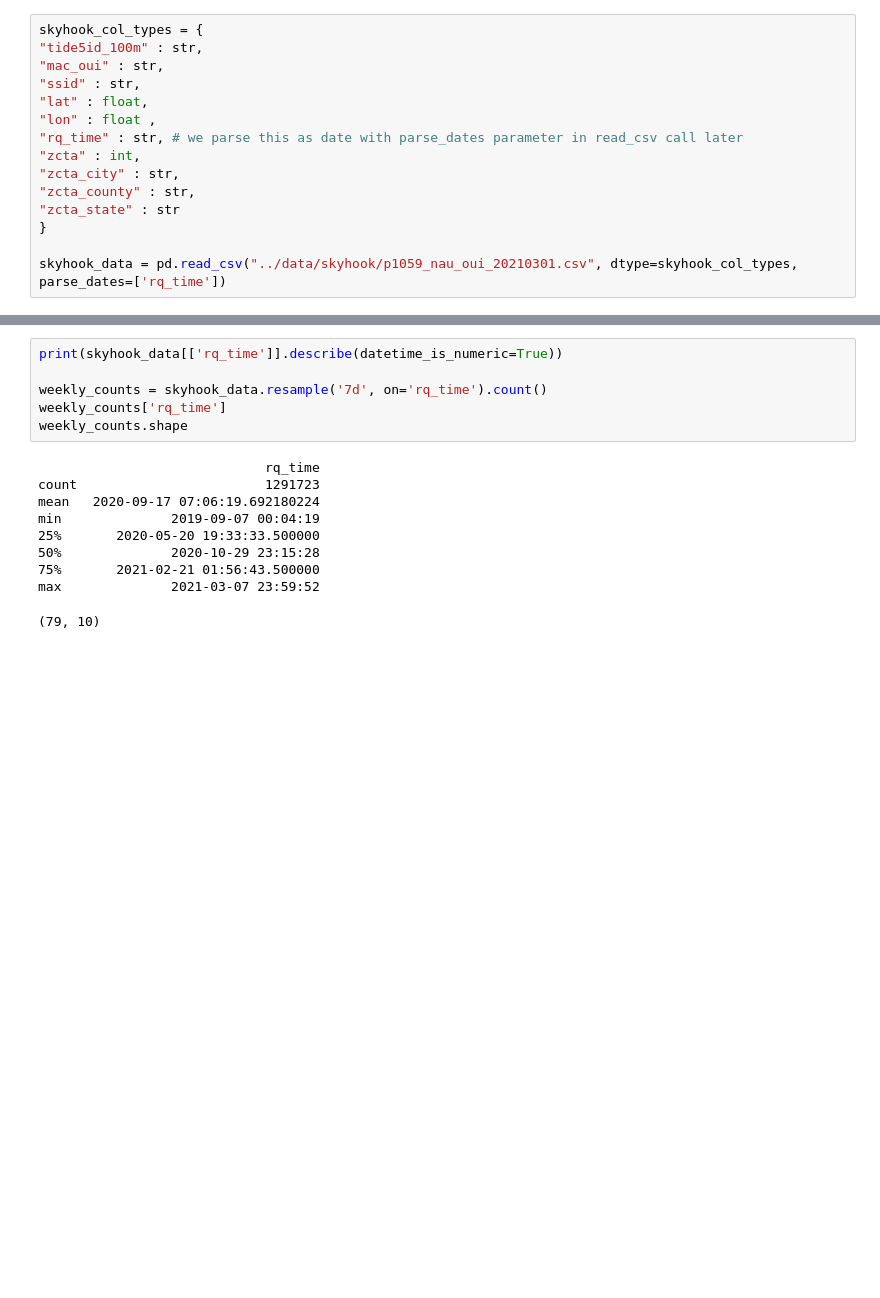
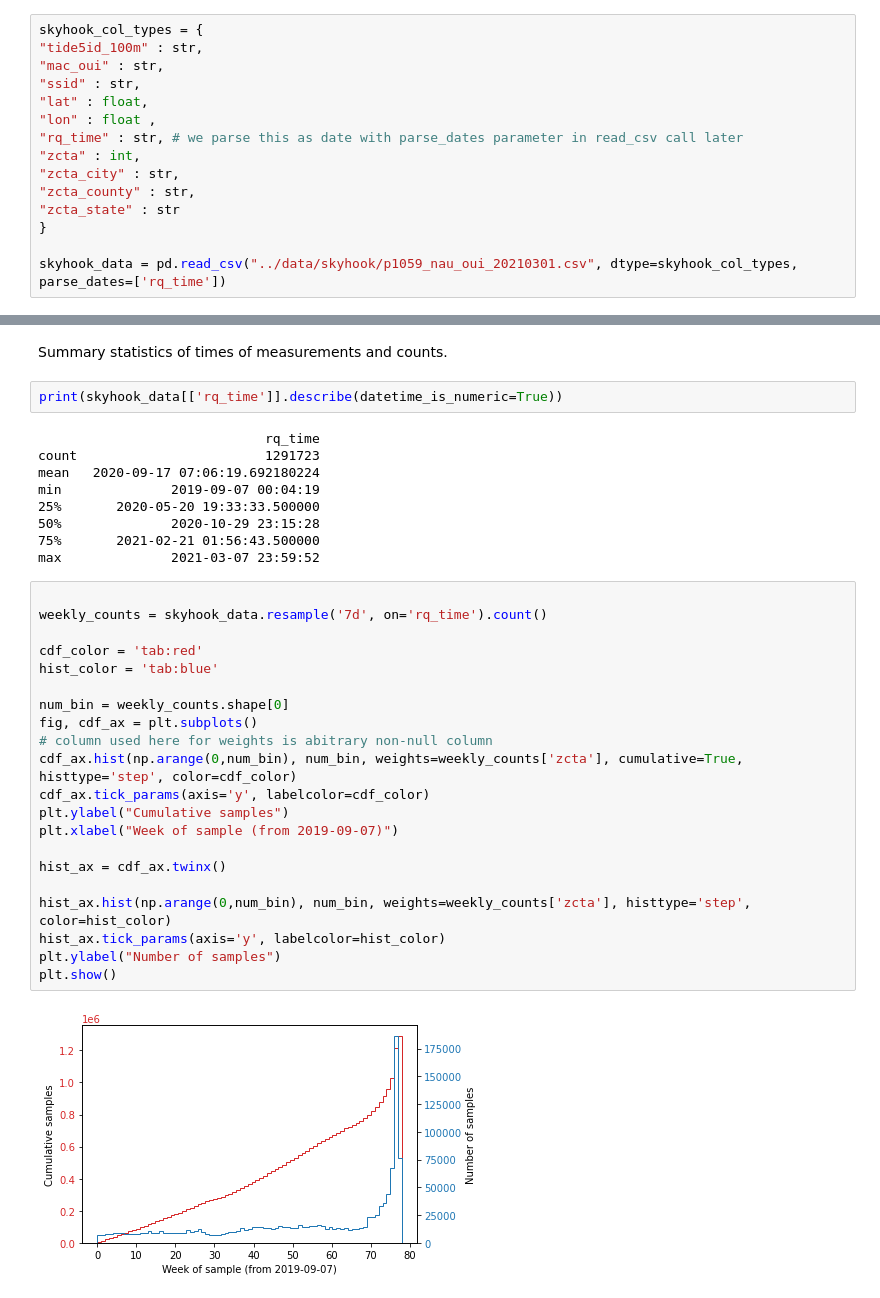
Before and after one commit to CANIS-NAU/Measuring-Mobile-Broadband, a Jupyter notebook: analysis-scripts/skyhook_analysis.ipynb, the cells around one changed output, grey strips where cells are left out. Drawn from its saved outputs; the diff is of its cells as text; blank space fills up the shorter version.

```diff
--- a/analysis-scripts/skyhook_analysis.ipynb
+++ b/analysis-scripts/skyhook_analysis.ipynb
@@ -109,9 +23,7 @@ ValueError: weights should have the same shape as x
+# %% [markdown]
+Summary statistics of times of measurements and counts.
 # %%
 print(skyhook_data[['rq_time']].describe(datetime_is_numeric=True))
-
-weekly_counts = skyhook_data.resample('7d', on='rq_time').count()
-weekly_counts['rq_time']
-weekly_counts.shape
 # %% [output]
                              rq_time
 count                        1291723
@@ -121,4 +33,26 @@ min              2019-09-07 00:04:19
 50%              2020-10-29 23:15:28
 75%       2021-02-21 01:56:43.500000
 max              2021-03-07 23:59:52
-(79, 10)
+# %%
+
+weekly_counts = skyhook_data.resample('7d', on='rq_time').count()
+
+cdf_color = 'tab:red'
+hist_color = 'tab:blue'
+
+num_bin = weekly_counts.shape[0]
+fig, cdf_ax = plt.subplots()
+# column used here for weights is abitrary non-null column
+cdf_ax.hist(np.arange(0,num_bin), num_bin, weights=weekly_counts['zcta'], cumulative=True, histtype='step', color=cdf_color)
+cdf_ax.tick_params(axis='y', labelcolor=cdf_color)
+plt.ylabel("Cumulative samples")
+plt.xlabel("Week of sample (from 2019-09-07)")
+
+hist_ax = cdf_ax.twinx()
+
+hist_ax.hist(np.arange(0,num_bin), num_bin, weights=weekly_counts['zcta'], histtype='step', color=hist_color)
+hist_ax.tick_params(axis='y', labelcolor=hist_color)
+plt.ylabel("Number of samples")
+plt.show()
+# %% [output]
+[figure, added]
```
Also changed, not shown: parts of 8 cells of this notebook.
